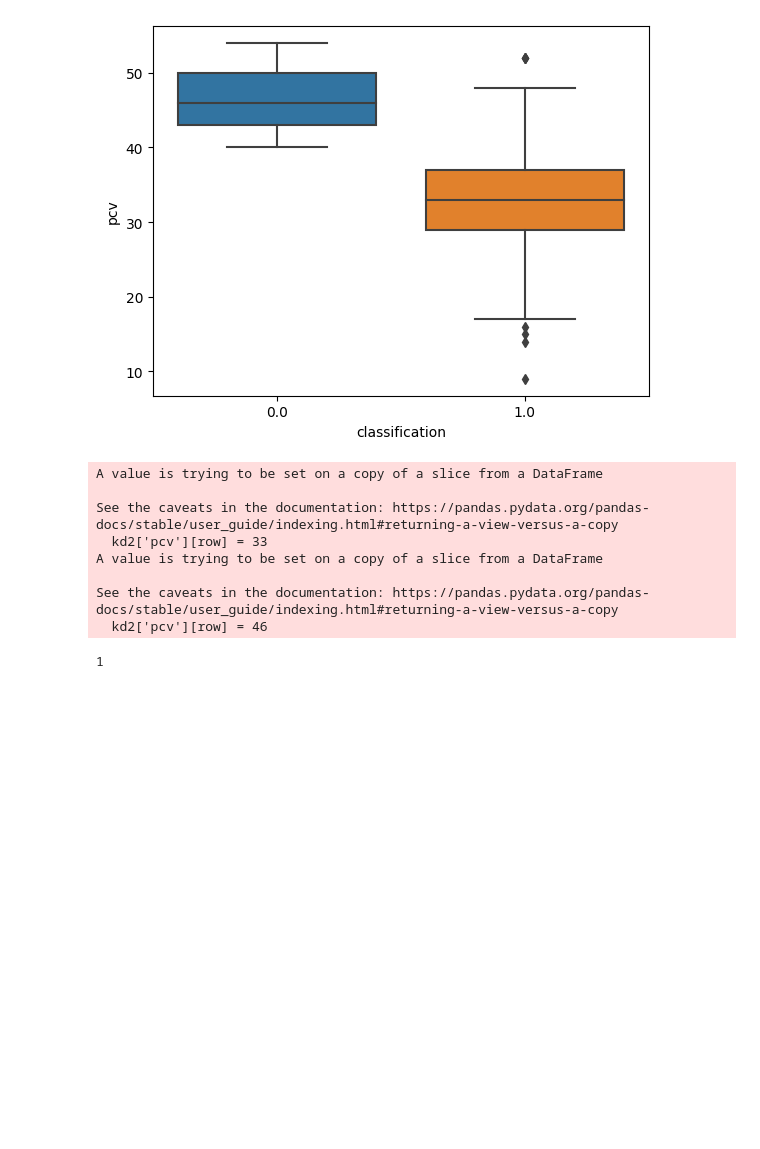
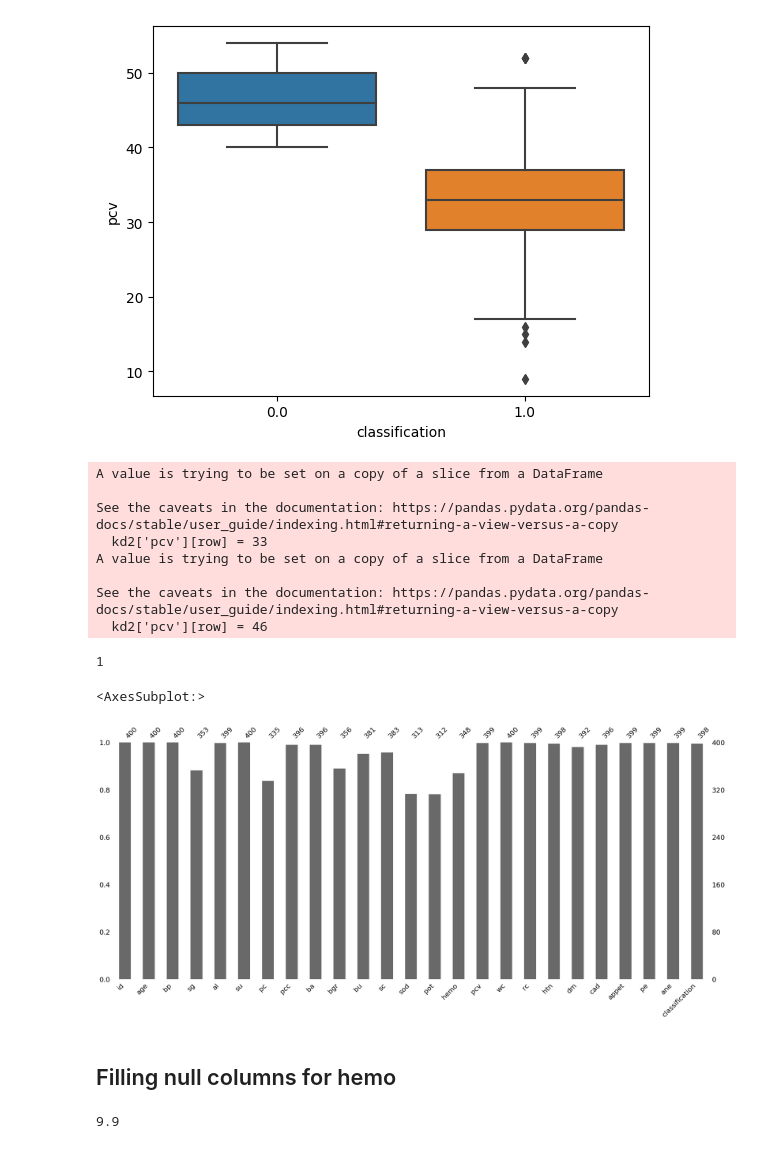
Before and after one commit to vedant202/Multiple-Deaseases-Prediction-App, a Jupyter notebook: Kidney_disease_prediction.ipynb, the cells around one changed output. Saved outputs shown, nothing was run; the diff lists cells and outputs as text; code cells hidden in the pictures; blank space fills up the shorter version.

```diff
--- a/Kidney_disease_prediction.ipynb
+++ b/Kidney_disease_prediction.ipynb
@@ -630,3 +639,14 @@ See the caveats in the documentation: https://pandas.pydata.org/pandas-docs/stab
 kd2['pcv'].isnull().sum()
 # %% [output]
 1
+# %%
+msno.bar(kd2)
+# %% [output]
+<AxesSubplot:>
+[figure, added]
+# %% [markdown]
+## Filling null columns for hemo
+# %%
+kd2['hemo'][190]
+# %% [output]
+9.9
```
Also changed, not shown: parts of 38 cells of this notebook.
